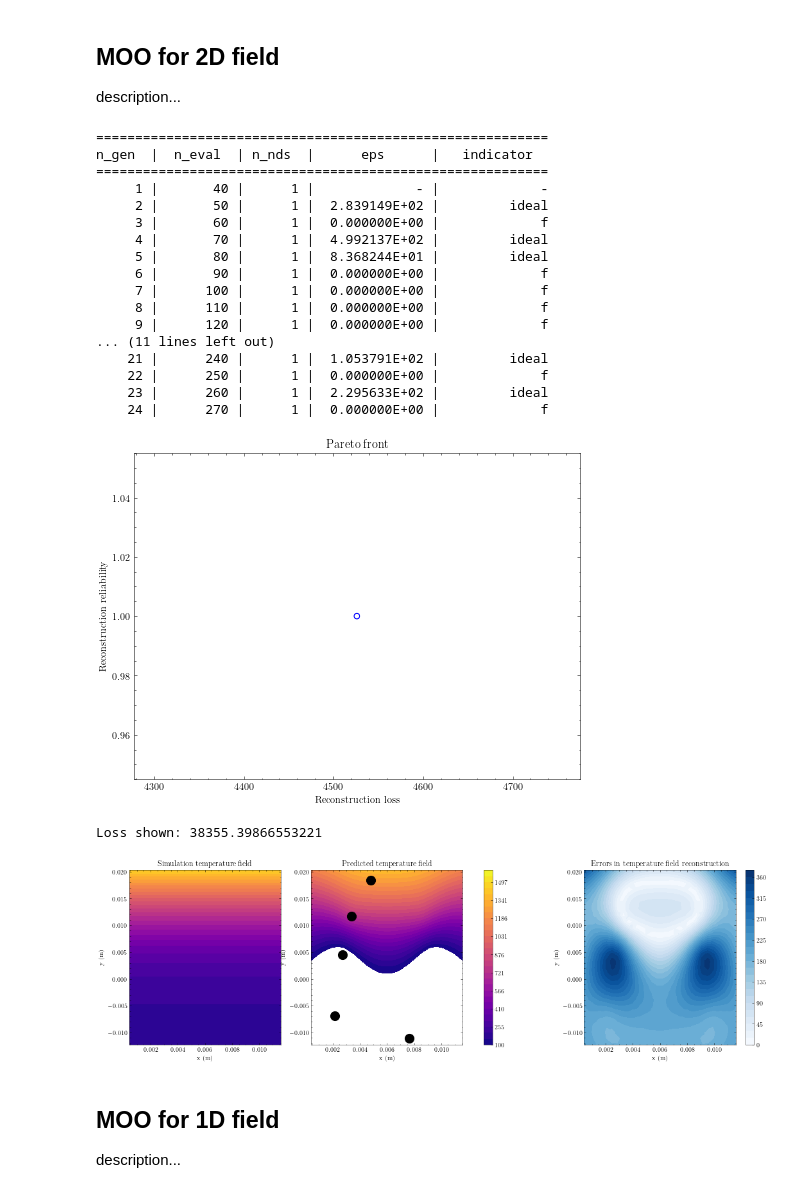
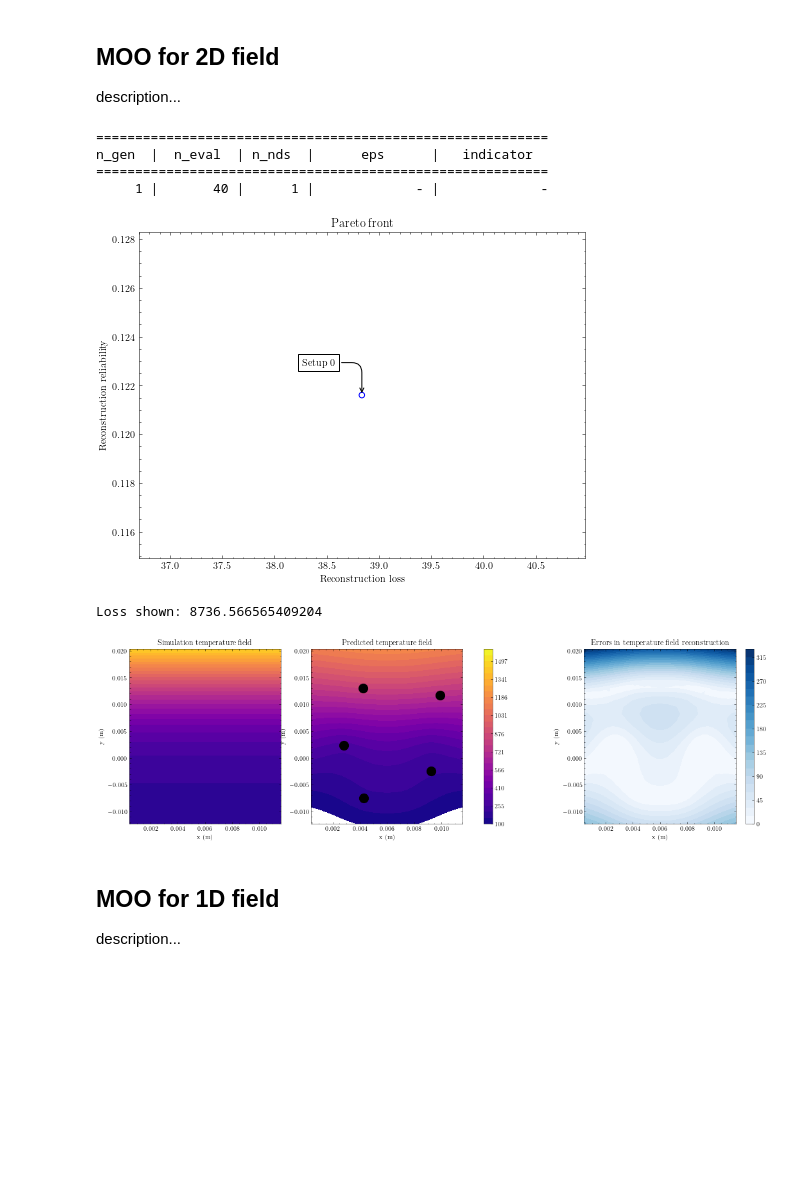
Before and after one commit to aurora-multiphysics/cyclops, a Jupyter notebook: manual/3 MOO experiment design.ipynb, the cells around one changed output. Saved outputs shown, nothing was run; the diff lists cells and outputs as text; code cells hidden in the pictures; blank space fills up the shorter version.

```diff
--- a/manual/3 MOO experiment design.ipynb
+++ b/manual/3 MOO experiment design.ipynb
@@ -54,50 +54,38 @@ experiment = Experiment(
 )
 experiment.plan_moo(
     sensor_suite,
     sensor_bounds
 )
-res = experiment.design(loss_limit=1e2)
+res = experiment.design()
 
 
 # Display and save the results
 for i, setup in enumerate(res.X):
     pickle_manager.save_file('results', 'Layout'+str(i)+'.obj', setup.reshape(-1, true_temp_field.get_dim()))
 
 graph_manager.draw(graph_manager.build_pareto(
     res.F
 ))
 
 display_str = input('Enter setup to display [Q to quit]: ')
 while display_str.isnumeric():
+    experiment.set_all_sensors_active()
     proposed_layout, true_temps, model_temps, sensor_values = experiment.get_plotting_arrays(res.X[i])
     graph_manager.draw(graph_manager.build_2D_compare(
         grid,
         proposed_layout,
         true_temps,
         model_temps
     ))
     display_str = input('Enter setup to display [Q to quit]: ')
 # %% [output]
 ==========================================================
 n_gen  |  n_eval  | n_nds  |      eps      |   indicator
 ==========================================================
      1 |       40 |      1 |             - |             -
-     2 |       50 |      1 |  2.839149E+02 |         ideal
-     3 |       60 |      1 |  0.000000E+00 |             f
-     4 |       70 |      1 |  4.992137E+02 |         ideal
-     5 |       80 |      1 |  8.368244E+01 |         ideal
-     6 |       90 |      1 |  0.000000E+00 |             f
-     7 |      100 |      1 |  0.000000E+00 |             f
-     8 |      110 |      1 |  0.000000E+00 |             f
-     9 |      120 |      1 |  0.000000E+00 |             f
-... (11 lines left out)
-    21 |      240 |      1 |  1.053791E+02 |         ideal
-    22 |      250 |      1 |  0.000000E+00 |             f
-    23 |      260 |      1 |  2.295633E+02 |         ideal
-    24 |      270 |      1 |  0.000000E+00 |             f
-[figure, old version]
+[figure, new version]
-Loss shown: 38355.39866553221
+Loss shown: 8736.566565409204
-[figure, old version]
+[figure, new version]
 # %% [markdown]
 ## MOO for 1D field
 
```
Also changed, not shown: parts of 1 cell of this notebook, 5 other files.
